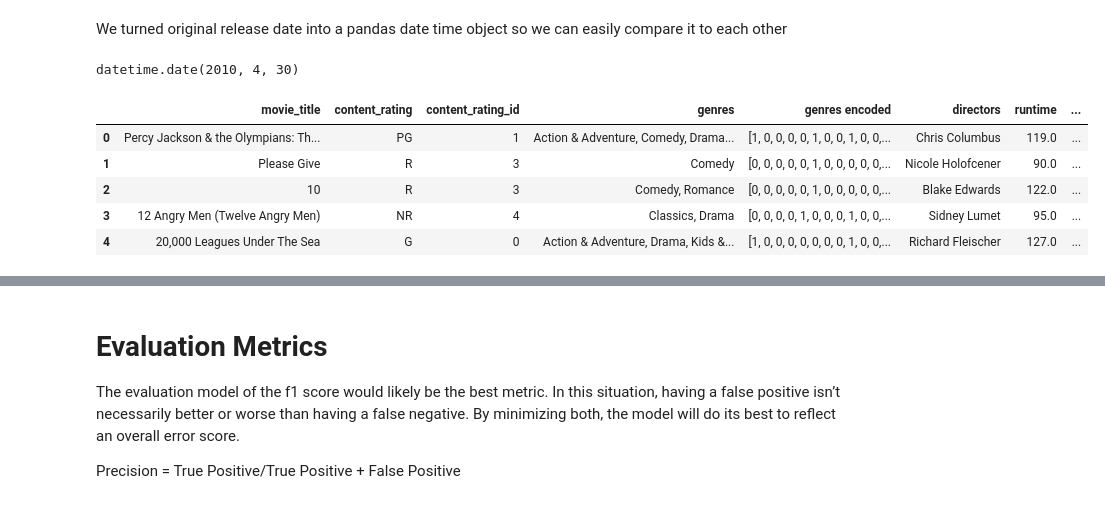
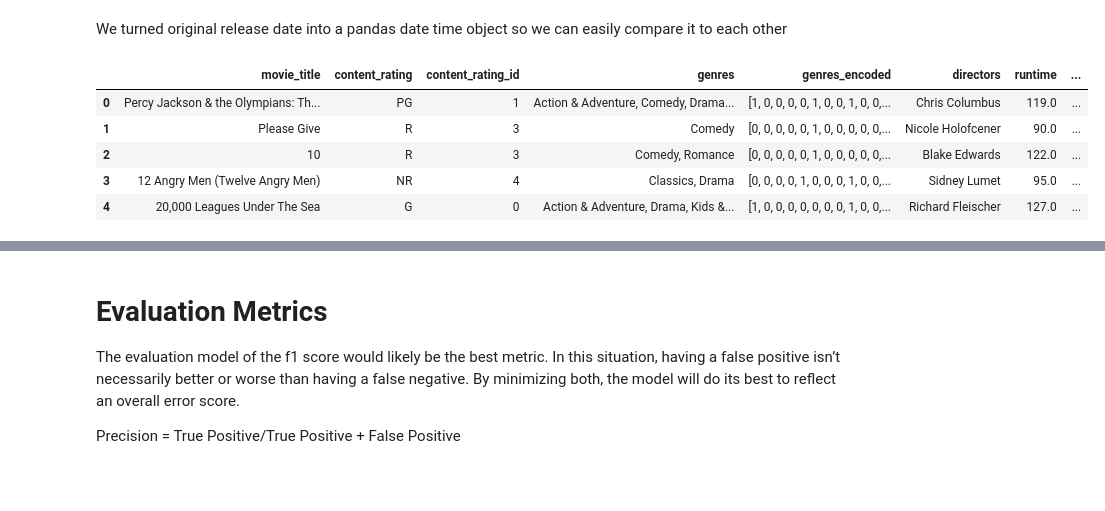
Before and after one commit to J-Singletary/RottenTomatoes-MLProject, a Jupyter notebook: CheckpointGroup028-Wi23.ipynb, the cells around one changed output, grey strips where cells are left out. Drawn from its saved outputs; the diff is of its cells as text; code cells hidden in the pictures.

```diff
--- a/CheckpointGroup028-Wi23.ipynb
+++ b/CheckpointGroup028-Wi23.ipynb
@@ -109,7 +108,7 @@ for i in genres_encoded.index:
     row_list = genres_encoded.loc[i, :].values.flatten().tolist()
     genres_list.append(row_list)
 
-movies['genres encoded'] = genres_list
+movies['genres_encoded'] = genres_list
 # %% [markdown]
 Ratings have an order to it, so we turned it into an ordinal numerical value.
 # %%
@@ -120,17 +119,15 @@ movies['content_rating_id'] = movies['content_rating'].map(ratings)
 We turned original release date into a pandas date time object so we can easily compare it to each other
 # %%
 movies['original_release_date'] = pd.to_datetime(movies['original_release_date'])
-# %% [output]
-datetime.date(2010, 4, 30)
 # %%
 #reordering the columns
-reordered_columns = ['movie_title', 'content_rating', 'content_rating_id', 'genres', 'genres encoded', 'directors',
+reordered_columns = ['movie_title', 'content_rating', 'content_rating_id', 'genres', 'genres_encoded', 'directors',
                     'runtime', 'original_release_date', 'tomatometer_status', 'tomatometer_rating',
                     'tomatometer_top_critics_count', 'tomatometer_fresh_critics_count', 'tomatometer_rotten_critics_count']
 movies = movies[reordered_columns]
 movies.head()
 # %% [output]
-|  | movie_title | content_rating | content_rating_id | genres | genres encoded | directors | runtime | ... |
+|  | movie_title | content_rating | content_rating_id | genres | genres_encoded | directors | runtime | ... |
 | 0 | Percy Jackson & the Olympians: Th... | PG | 1 | Action & Adventure, Comedy, Drama... | [1, 0, 0, 0, 0, 1, 0, 0, 1, 0, 0,... | Chris Columbus | 119.0 | ... |
 | 1 | Please Give | R | 3 | Comedy | [0, 0, 0, 0, 0, 1, 0, 0, 0, 0, 0,... | Nicole Holofcener | 90.0 | ... |
 | 2 | 10 | R | 3 | Comedy, Romance | [0, 0, 0, 0, 0, 1, 0, 0, 0, 0, 0,... | Blake Edwards | 122.0 | ... |
```
Also changed, not shown: parts of 20 cells of this notebook.
